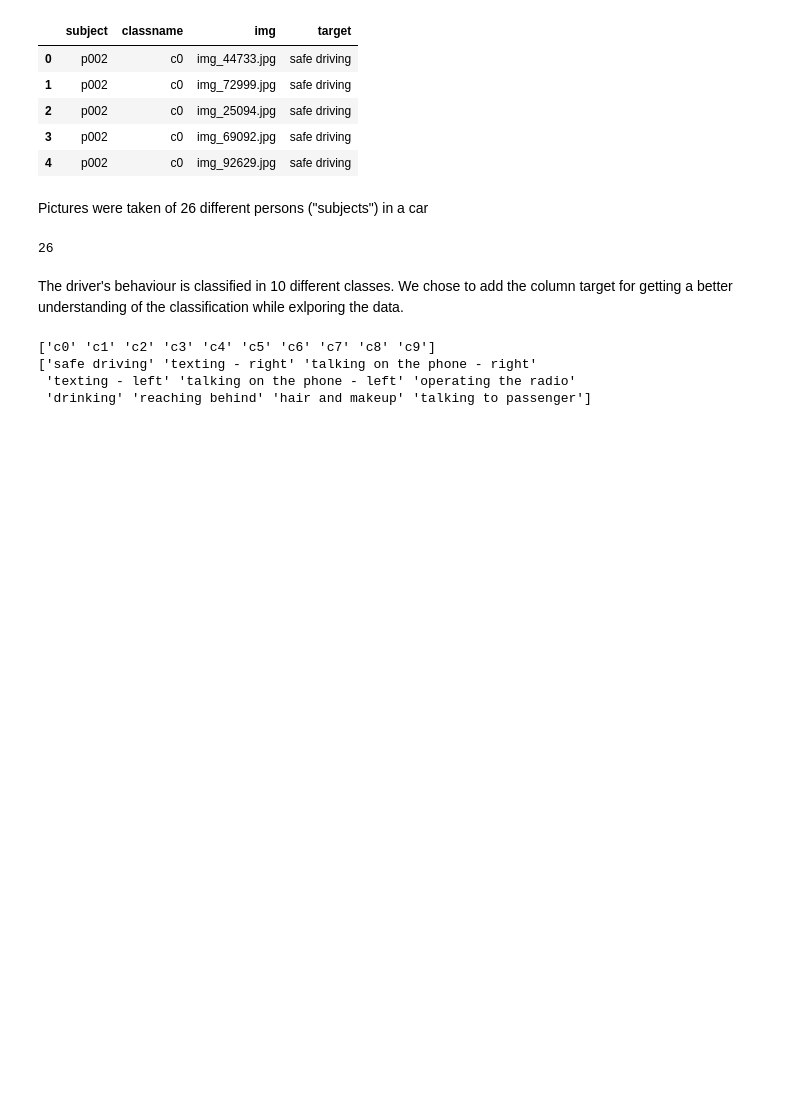
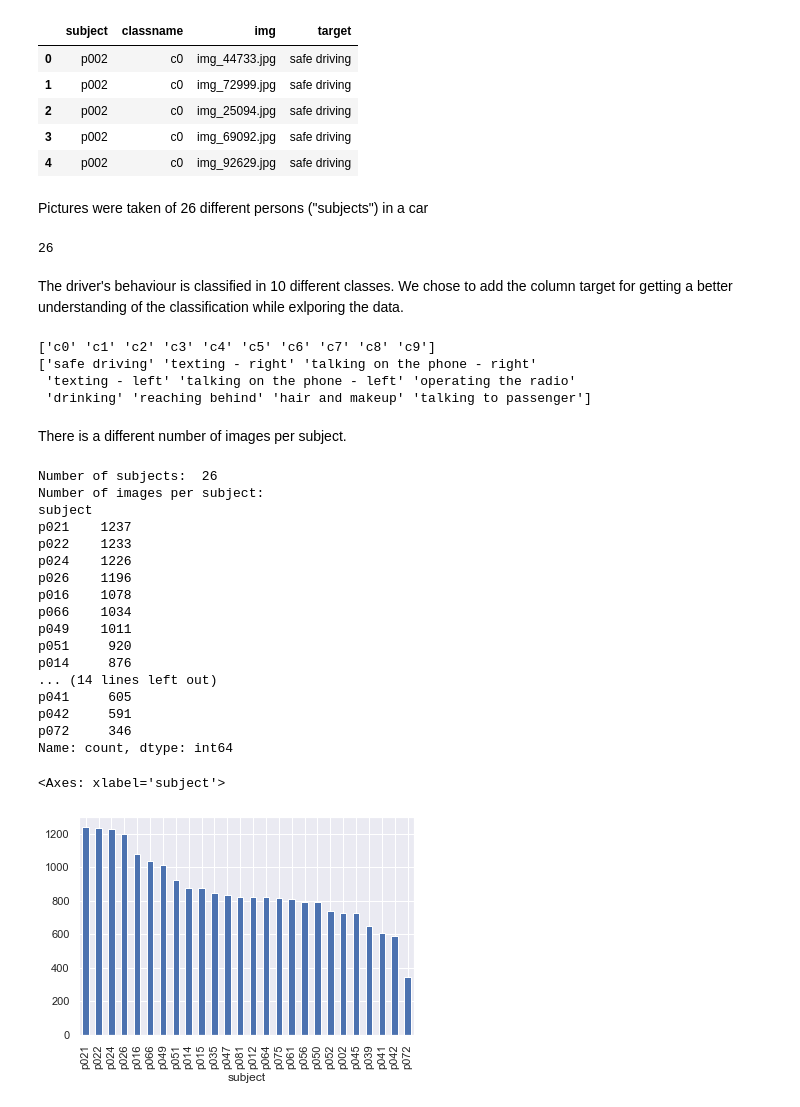
Before and after one commit to RasKrebs/aml_itu, a Jupyter notebook: notebooks/data_exploration_alex.ipynb, the cells around one changed output. Saved outputs shown, nothing was run; the diff lists cells and outputs as text; code cells hidden in the pictures; blank space fills up the shorter version.

```diff
--- a/notebooks/data_exploration_alex.ipynb
+++ b/notebooks/data_exploration_alex.ipynb
@@ -108,3 +143,31 @@ print(df.target.unique())
 ['safe driving' 'texting - right' 'talking on the phone - right'
  'texting - left' 'talking on the phone - left' 'operating the radio'
  'drinking' 'reaching behind' 'hair and makeup' 'talking to passenger']
+# %% [markdown]
+There is a different number of images per subject.
+# %%
+# Examine subject distribution
+print('Number of subjects: ', df.subject.nunique())
+print('Number of images per subject: ')
+print(df.subject.value_counts())
+df.subject.value_counts().plot(kind='bar')
+# %% [output]
+Number of subjects:  26
+Number of images per subject:
+subject
+p021    1237
+p022    1233
+p024    1226
+p026    1196
+p016    1078
+p066    1034
+p049    1011
+p051     920
+p014     876
+... (14 lines left out)
+p041     605
+p042     591
+p072     346
+Name: count, dtype: int64
+<Axes: xlabel='subject'>
+[figure, added]
```
Also changed, not shown: parts of 24 cells of this notebook.
